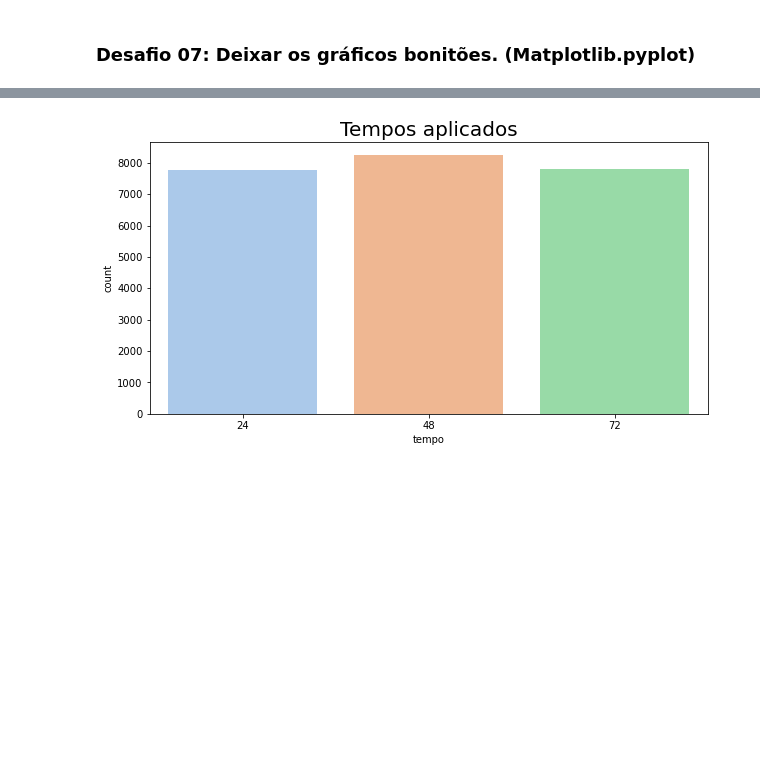
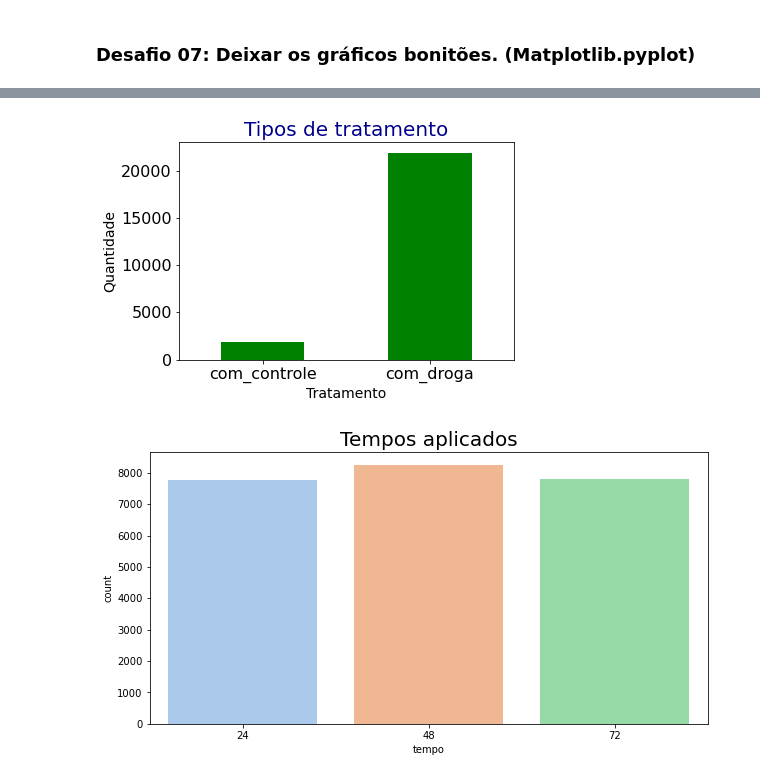
Before and after one commit to gabicgama/projeto-imersao-dados, a Jupyter notebook: Projeto-Imersão-Dados.ipynb, the cells around one changed output, grey strips where cells are left out. Drawn from its saved outputs; the diff is of its cells as text; code cells hidden in the pictures; blank space fills up the shorter version.

```diff
--- a/Projeto-Imersão-Dados.ipynb
+++ b/Projeto-Imersão-Dados.ipynb
@@ -260,3 +291,14 @@ plt.show()
+# %%
+valor_tratamento = df['tratamento'].value_counts(ascending=True)
+ax = valor_tratamento.sort_index().plot.bar(color = 'green')
+ax.set_title('Tipos de tratamento', fontsize = 20, color ='darkblue')
+ax.set_xlabel('Tratamento', fontsize = 14)
+ax.set_ylabel('Quantidade', fontsize = 14)
+plt.xticks(rotation = 0, fontsize=16)
+plt.yticks(fontsize=16)
+plt.show()
+# %% [output]
+[figure, added]
 # %%
 import seaborn as sns
 plt.figure(figsize=(10,5))
```
Also changed, not shown: parts of 57 cells of this notebook.
